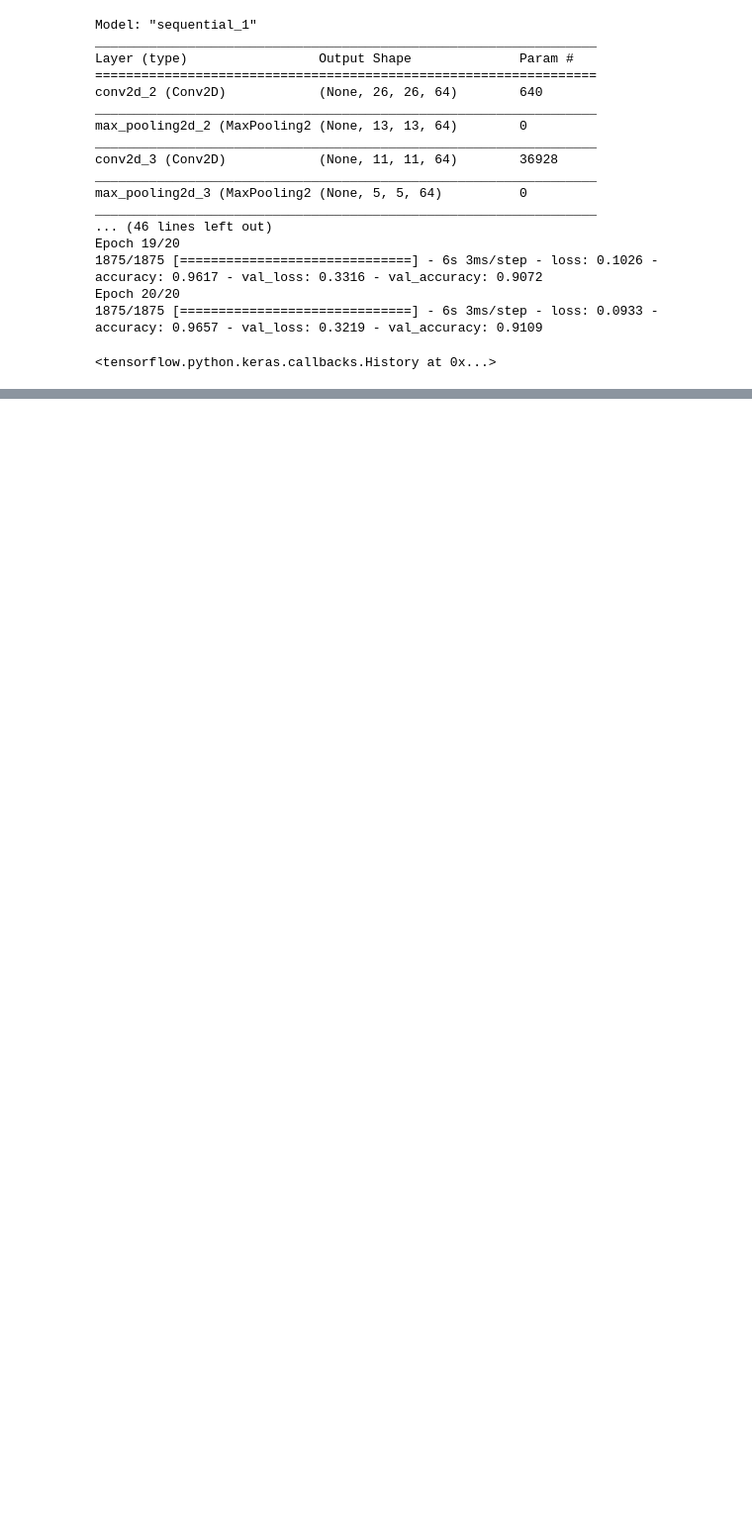
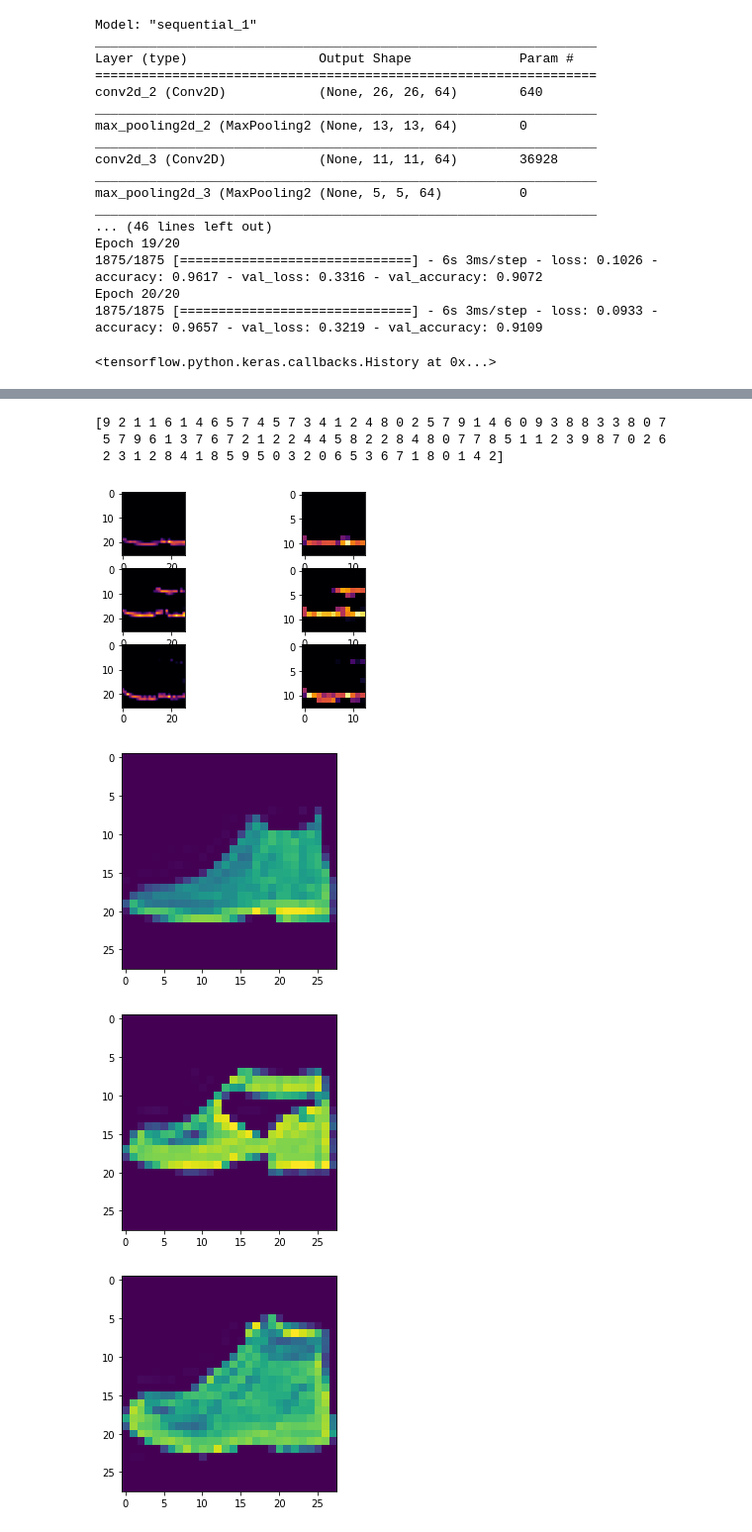
Before and after one commit to marciodbotas/MachineLearning, a Jupyter notebook: Fashion_MNIST_Convolutions.ipynb, the cells around one changed output, grey strips where cells are left out. Shown at 99% size. Cells and saved outputs as stored; diff of their text form; code cells hidden in the pictures; blank space fills up the shorter version.

```diff
--- a/Fashion_MNIST_Convolutions.ipynb
+++ b/Fashion_MNIST_Convolutions.ipynb
@@ -175,0 +50,47 @@ model.fit(training_images, training_labels, validation_data=(val_images, val_lab
+# %%
+print(val_labels[:100])
+# %% [output]
+[9 2 1 1 6 1 4 6 5 7 4 5 7 3 4 1 2 4 8 0 2 5 7 9 1 4 6 0 9 3 8 8 3 3 8 0 7
+ 5 7 9 6 1 3 7 6 7 2 1 2 2 4 4 5 8 2 2 8 4 8 0 7 7 8 5 1 1 2 3 9 8 7 0 2 6
+ 2 3 1 2 8 4 1 8 5 9 5 0 3 2 0 6 5 3 6 7 1 8 0 1 4 2]
+# %%
+import matplotlib.pyplot as plt
+def show_image(img):
+  plt.figure()
+  plt.imshow(val_images[img].reshape(28,28))
+  plt.grid(False)
+  plt.show()
+
+f, axarr = plt.subplots(3,2)
+# By scanning the list above I saw that the 0, 23 and 28 entries are all label 9
+FIRST_IMAGE=0
+SECOND_IMAGE=23
+THIRD_IMAGE=28
+
+# For shoes (0, 23, 28), Convolution_Number=1 (i.e. the second filter) shows
+# the sole being filtered out very clearly
+
+CONVOLUTION_NUMBER = 1
+from tensorflow.keras import models
+layer_outputs = [layer.output for layer in model.layers]
+activation_model = tf.keras.models.Model(inputs = model.inputs, outputs = layer_outputs)
+for x in range(0,2):
+  f1 = activation_model.predict(val_images[FIRST_IMAGE].reshape(1, 28, 28, 1))[x]
+  axarr[0,x].imshow(f1[0, : , :, CONVOLUTION_NUMBER], cmap='inferno')
+  axarr[0,x].grid(False)
+  f2 = activation_model.predict(val_images[SECOND_IMAGE].reshape(1, 28, 28, 1))[x]
+  axarr[1,x].imshow(f2[0, : , :, CONVOLUTION_NUMBER], cmap='inferno')
+  axarr[1,x].grid(False)
+  f3 = activation_model.predict(val_images[THIRD_IMAGE].reshape(1, 28, 28, 1))[x]
+  axarr[2,x].imshow(f3[0, : , :, CONVOLUTION_NUMBER], cmap='inferno')
+  axarr[2,x].grid(False)
+
+
+show_image(FIRST_IMAGE)
+show_image(SECOND_IMAGE)
+show_image(THIRD_IMAGE)
+# %% [output]
+[figure, added]
+[figure, added]
+[figure, added]
+[figure, added]
```
Also changed, not shown: parts of 13 cells of this notebook.
